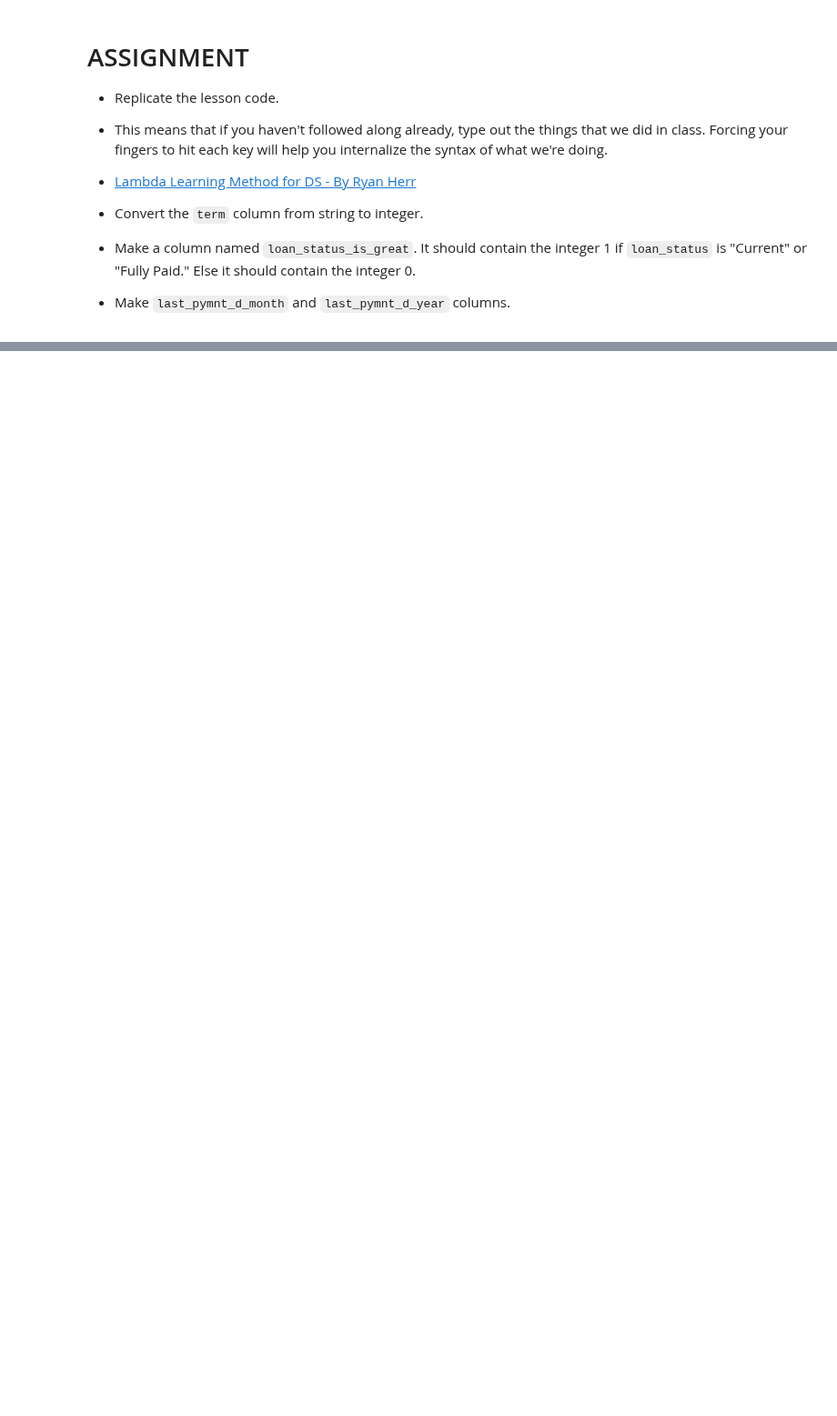
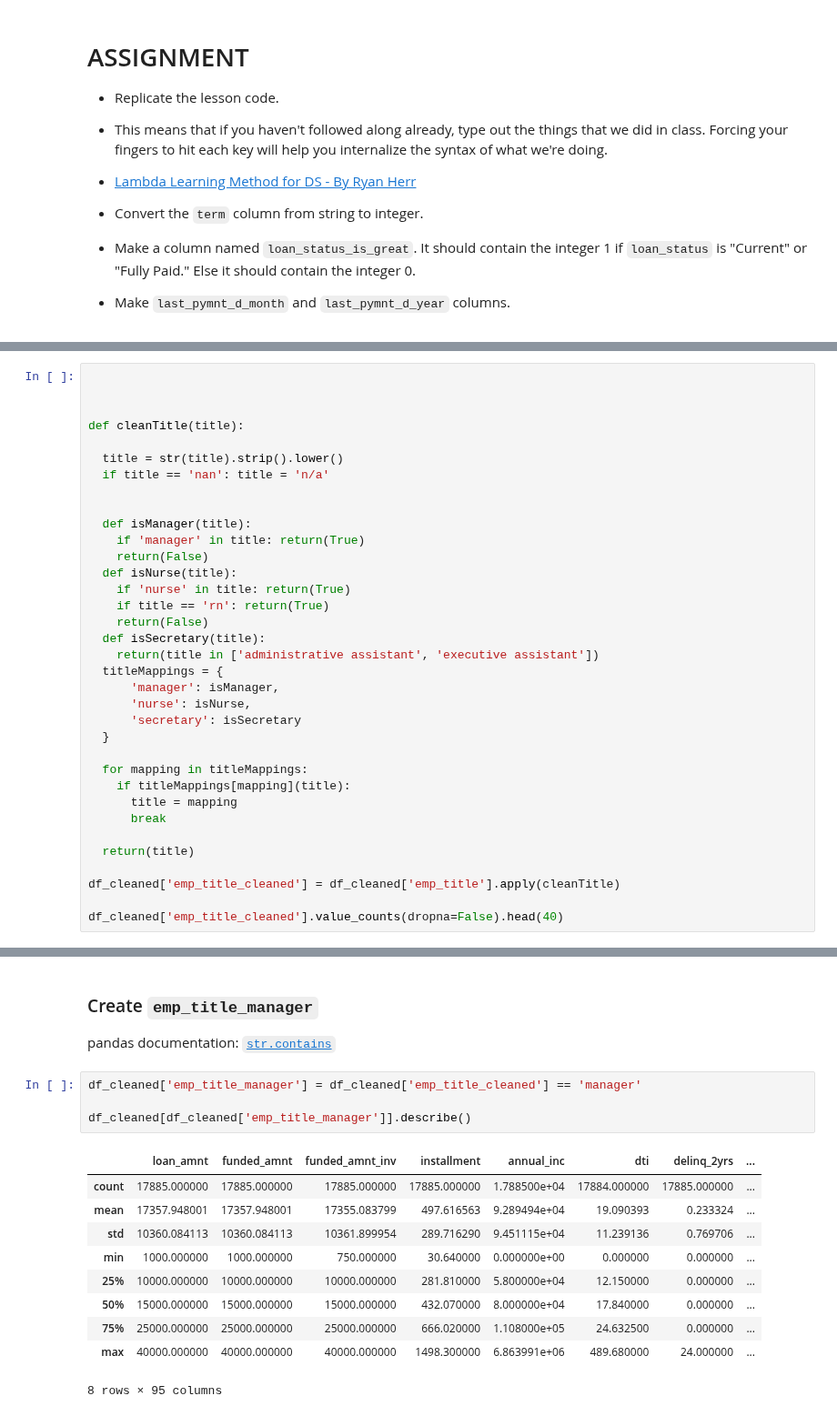
Before and after one commit to bloominstituteoftechnology/DS-Unit-1-Sprint-1-Dealing-With-Data, a Jupyter notebook: module4-makefeatures/LS_DS_114_Make_Features_Assignment.ipynb, the cells around one changed output, grey strips where cells are left out. Shown at 91% size. Saved outputs shown, nothing was run; the diff lists cells and outputs as text; blank space fills up the shorter version.

```diff
--- a/module4-makefeatures/LS_DS_114_Make_Features_Assignment.ipynb
+++ b/module4-makefeatures/LS_DS_114_Make_Features_Assignment.ipynb
@@ -37,0 +262,35 @@ You can uncomment and run the cells below to re-download and extract the Instaca
+# %%
+
+
+
+def cleanTitle(title):
+
+  title = str(title).strip().lower()
+  if title == 'nan': title = 'n/a'
+
+
+  def isManager(title):
+    if 'manager' in title: return(True)
+    return(False)
+  def isNurse(title):
+    if 'nurse' in title: return(True)
+    if title == 'rn': return(True)
+    return(False)
+  def isSecretary(title):
+    return(title in ['administrative assistant', 'executive assistant'])
+  titleMappings = {
+      'manager': isManager,
+      'nurse': isNurse,
+      'secretary': isSecretary
+  }
+
+  for mapping in titleMappings:
+    if titleMappings[mapping](title):
+      title = mapping
+      break
+
+  return(title)
+
+df_cleaned['emp_title_cleaned'] = df_cleaned['emp_title'].apply(cleanTitle)
+
+df_cleaned['emp_title_cleaned'].value_counts(dropna=False).head(40)
@@ -37,0 +315,19 @@ You can uncomment and run the cells below to re-download and extract the Instaca
+# %% [markdown]
+### Create `emp_title_manager`
+
+pandas documentation: [`str.contains`](https://pandas.pydata.org/pandas-docs/stable/generated/pandas.Series.str.contains.html)
+# %%
+df_cleaned['emp_title_manager'] = df_cleaned['emp_title_cleaned'] == 'manager'
+
+df_cleaned[df_cleaned['emp_title_manager']].describe()
+# %% [output]
+|  | loan_amnt | funded_amnt | funded_amnt_inv | installment | annual_inc | dti | delinq_2yrs | ... |
+| count | 17885.000000 | 17885.000000 | 17885.000000 | 17885.000000 | 1.788500e+04 | 17884.000000 | 17885.000000 | ... |
+| mean | 17357.948001 | 17357.948001 | 17355.083799 | 497.616563 | 9.289494e+04 | 19.090393 | 0.233324 | ... |
+| std | 10360.084113 | 10360.084113 | 10361.899954 | 289.716290 | 9.451115e+04 | 11.239136 | 0.769706 | ... |
+| min | 1000.000000 | 1000.000000 | 750.000000 | 30.640000 | 0.000000e+00 | 0.000000 | 0.000000 | ... |
+| 25% | 10000.000000 | 10000.000000 | 10000.000000 | 281.810000 | 5.800000e+04 | 12.150000 | 0.000000 | ... |
+| 50% | 15000.000000 | 15000.000000 | 15000.000000 | 432.070000 | 8.000000e+04 | 17.840000 | 0.000000 | ... |
+| 75% | 25000.000000 | 25000.000000 | 25000.000000 | 666.020000 | 1.108000e+05 | 24.632500 | 0.000000 | ... |
+| max | 40000.000000 | 40000.000000 | 40000.000000 | 1498.300000 | 6.863991e+06 | 489.680000 | 24.000000 | ... |
+8 rows × 95 columns
```
Also changed, not shown: parts of 36 cells of this notebook.
